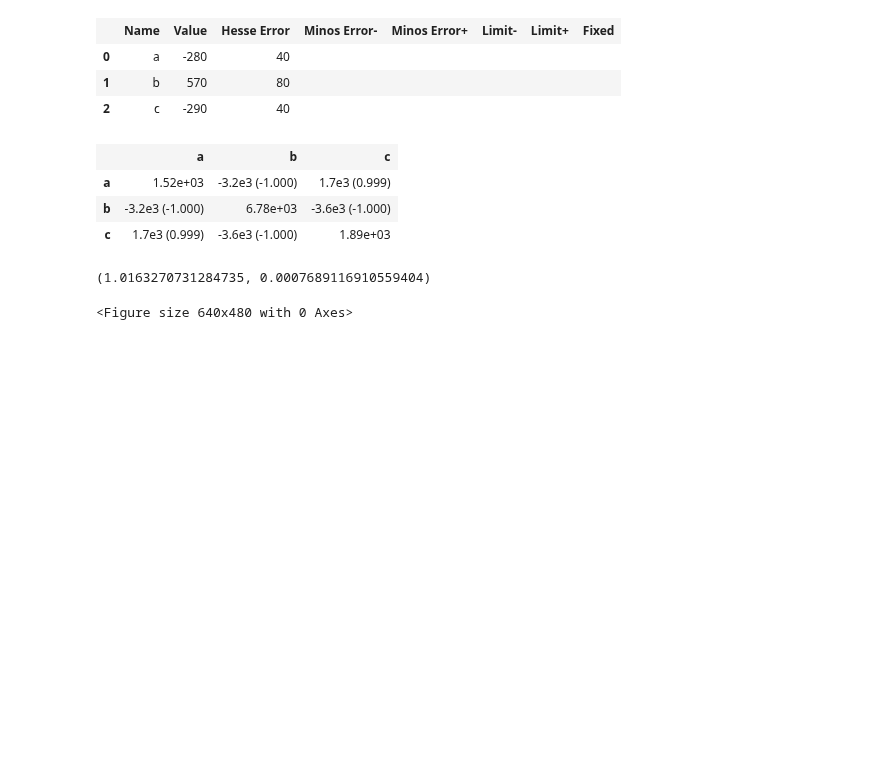
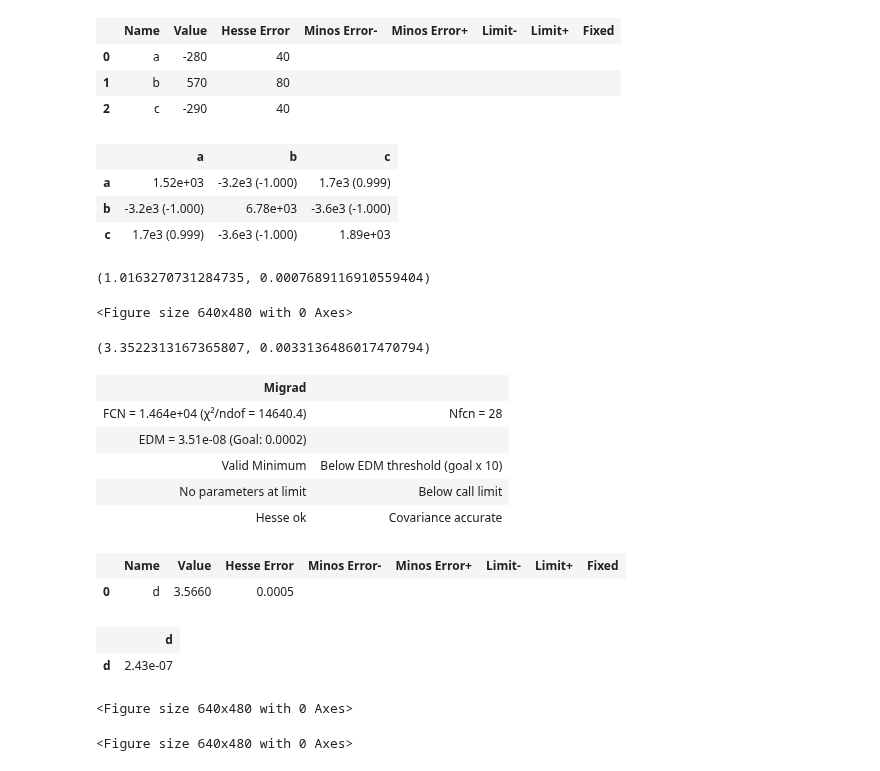
Before and after one commit to ARossiUnimib/Laboratorio-2---Gruppo-21-A.A.-2023-24, a Jupyter notebook: Notebooks/Microonde/Microonde.ipynb, the cells around one changed output. Cells and saved outputs as stored; diff of their text form; code cells hidden in the pictures; blank space fills up the shorter version.

```diff
--- a/Notebooks/Microonde/Microonde.ipynb
+++ b/Notebooks/Microonde/Microonde.ipynb
@@ -380,21 +380,6 @@ $\theta_min$
 # %% [markdown]
 ## Diffrazione di Bragg
 # %%
-"""
-theta = np.radians([0, 41])
-err_theta = np.radians(1)
-M     = np.array([0, ]) * 10
-err_M = 0.02 * 10
-
-d = 3.7 # cm
-lambda_ = 2.85 # cm
-
-n = d*np.sin(theta) / lambda_
-print(n)
-"""
-#thetas = np.radians([38, 39, 40, 41])
-#M = [0.12, 0.42*3, 0.8*3, 0.46*3 ] #già moltiplicato nella lista
-
 # primo tentativo, massimo con n stimato = 2
 thetas = np.radians([39, 40, 41, 42, 43, 44]) #tentativo 2 con offset basso
 M = [0.12, 0.24, 0.16, 0.5, 0.34, 0.34 ] #x1 milliA
@@ -577,3 +560,40 @@ print(theta_max3)
 | c | 1.7e3 (0.999) | -3.6e3 (-1.000) | 1.89e+03 |
 (1.0163270731284735, 0.0007689116910559404)
 <Figure size 640x480 with 0 Axes>
+# %%
+# calcolo di d da terzo tentativo
+
+d3 = value_and_covariance("(2 * 2.85) / (2 * sin(t) )", t = (theta_max3[0], theta_max3[1]))
+print(d3)
+# %% [output]
+(3.3522313167365807, 0.0033136486017470794)
+# %%
+# calcolo di d con fit con gli effettivi massimi
+
+n = np.array([1,2])
+thetas_max = np.array([theta_max2[0], theta_max3[0]])
+err_thetas_max = np.array([theta_max2[1], theta_max3[1]])
+
+def model(x, d):
+    return np.arcsin((x * lambda_)/(2*d))
+
+minimi_quadrati = LeastSquares(n, thetas_max, err_thetas_max, model)
+m = Minuit(minimi_quadrati, d=3.8)
+
+m.migrad()
+m.hesse()
+display(m)
+plt.figure()
+# %% [output]
+| Migrad |  |
+| FCN = 1.464e+04 (χ²/ndof = 14640.4) | Nfcn = 28 |
+| EDM = 3.51e-08 (Goal: 0.0002) |  |
+| Valid Minimum | Below EDM threshold (goal x 10) |
+| No parameters at limit | Below call limit |
+| Hesse ok | Covariance accurate |
+|  | Name | Value | Hesse Error | Minos Error- | Minos Error+ | Limit- | Limit+ | Fixed |
+| 0 | d | 3.5660 | 0.0005 |  |  |  |  |  |
+|  | d |
+| d | 2.43e-07 |
+<Figure size 640x480 with 0 Axes>
+<Figure size 640x480 with 0 Axes>
```
Also changed, not shown: parts of 5 cells of this notebook.
